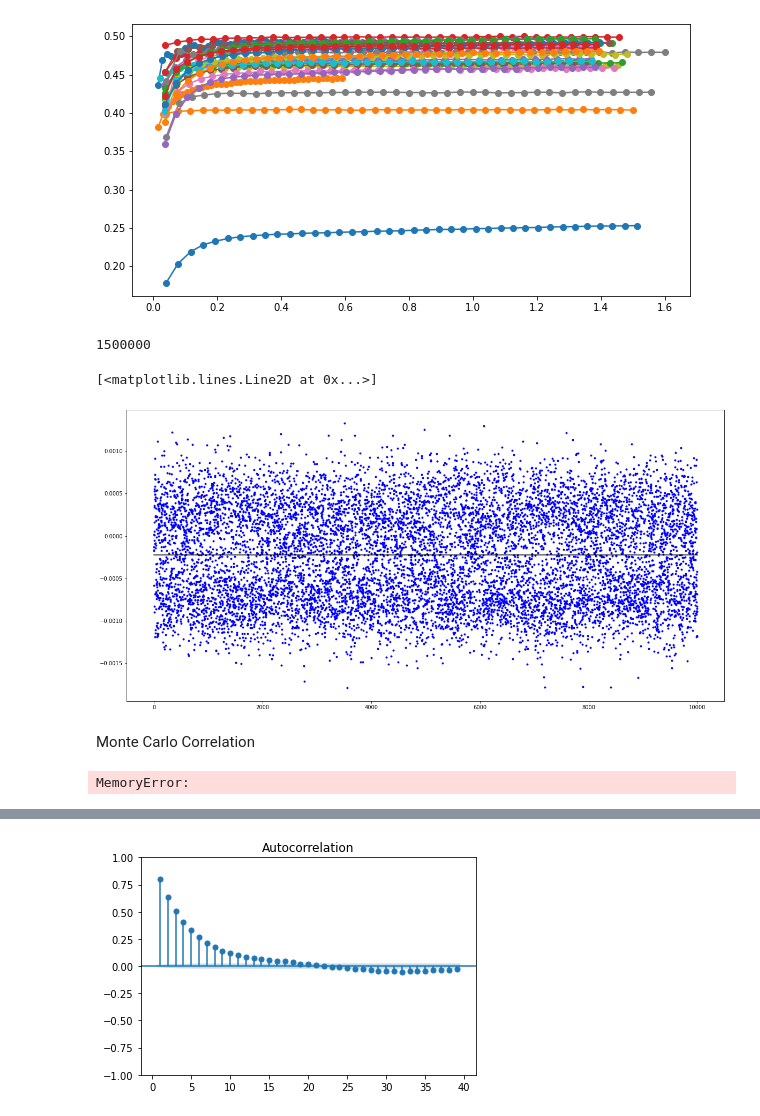
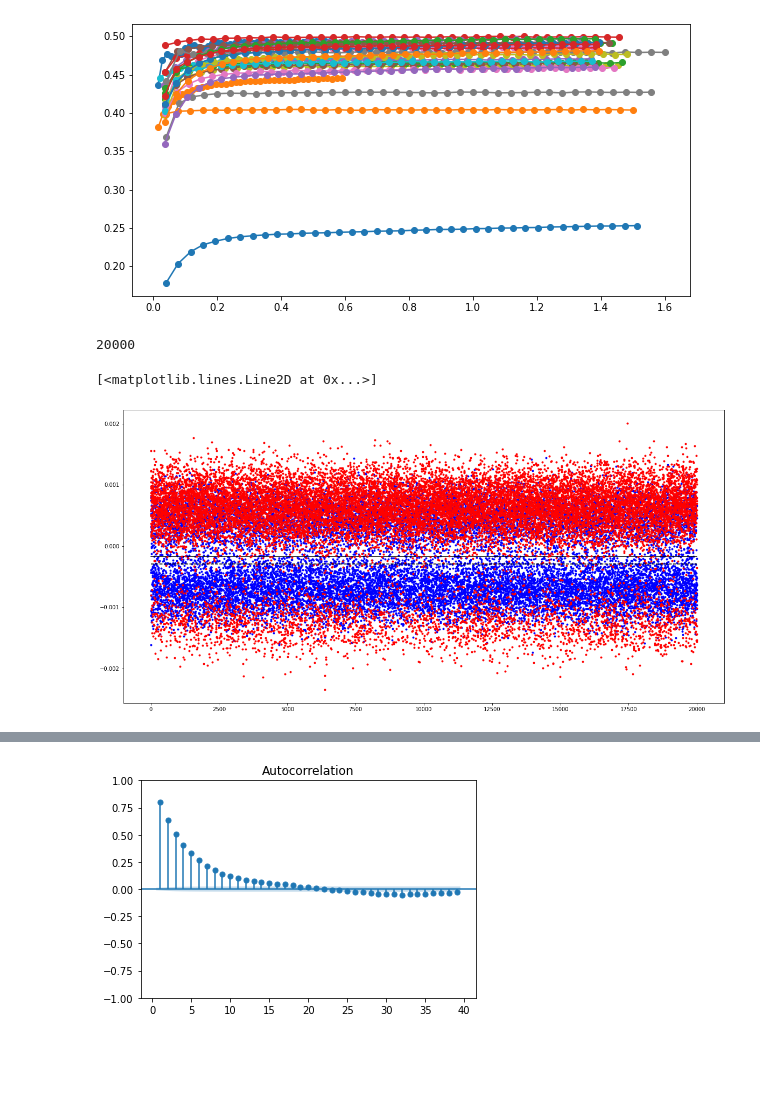
Before and after one commit to tmittiga-personal/AutomatedCalibrationPipeline, a Jupyter notebook: analyze_Correlation_Data.ipynb, the cells around one changed output, grey strips where cells are left out. Drawn from its saved outputs; the diff is of its cells as text; code cells hidden in the pictures; blank space fills up the shorter version.

Commit message:
WIP
Lots of measurements to save. Will delete unnecessary ones later

```diff
--- a/analyze_Correlation_Data.ipynb
+++ b/analyze_Correlation_Data.ipynb
@@ -14,7 +14,7 @@ qubit = 3
 target_string = 'ramseycorrelation'
 
 # Use glob to recursively search for files containing the target string
-files = glob.glob(f"{parent_directory}/2025-02-1[4567]/*{target_string}*", recursive=True)  #[1-2][90]
+files = glob.glob(f"{parent_directory}/2025-02-[2][1234]/*{target_string}*", recursive=True)  #[1-2][90]
 files = sorted(files, key=os.path.getmtime)  # Time order
 
 file_names = []
@@ -158,34 +350,32 @@ KeyboardInterrupt:
 # %%
 i_slice = 10_000
 
-fn = file_names[0]
+fn = file_names[-1]
 file_contents = np.load(fn+'/arrays.npz')
 # Open the file and load the data
 with open(fn+'/data.json', 'r') as file:
     data_dict = json.load(file)
 
 ef_threshold = data_dict['RR_CONSTANTS']['q3_re']['ge_threshold']
 ge_threshold = data_dict['RR_CONSTANTS']['q3_rr']['ge_threshold']
 I2 = file_contents['measurement_data.q3_re.I']
 Ige = file_contents['measurement_data.q3_re.Ige']
 print(len(I2))
 ts = file_contents['measurement_data.q3_re.timestamps']
 Ithresholded = np.array([1 if ii[0] > ef_threshold else 0 for ii in I2])
 Igethresholded = np.array([1 if ii[0] > ge_threshold else 0 for ii in Ige])
 ts = np.array([tt[0]*4 for tt in ts])
 # post-select
 ts = ts[Igethresholded==1]
 Ithresholded = Ithresholded[Igethresholded==1]
 I2post = I2[Igethresholded==1]
 fig = plt.figure(figsize=(20,10))
-dat=I2post[:i_slice]
+dat=I2 #post[:i_slice]
 plt.plot(dat, 'b.')
 plt.plot([0,len(dat)],[ef_threshold,ef_threshold],'k-')
-# plt.plot(Ige[:i_slice], 'r.')
-# plt.plot([0,len(dat)],[ge_threshold,ge_threshold],'k--')
+plt.plot(Ige, 'r.') #[:i_slice]
+plt.plot([0,len(dat)],[ge_threshold,ge_threshold],'k--')
 # %% [output]
-1500000
+20000
 [<matplotlib.lines.Line2D at 0x...>]
-[figure, old version]
+[figure, new version]
-# %% [markdown]
-Monte Carlo Correlation
@@ -246,15 +381,0 @@ for iif in range(57,58): #
-# %%
-import json
-# collect everything into a dictionary to save
-save_t_diff = {key: list(value) for key, value in t_diffs_dict.items()}
-save_i_diff = {key: list(value) for key, value in i_diffs_dict.items()}
-json_dict = {
-    'file_names': list(file_names),
-    'Time_intervals_dict': save_t_diff,
-    'Neighbor_difference_dict': save_i_diff,
-}
-formatted_dict = json.dumps(json_dict)
-with open('montecarlocorrelation_02172025.json', 'w') as json_file:
-    json.dump(formatted_dict, fp=json_file)
-# %% [output]
-MemoryError:
```
Also changed, not shown: parts of 16 cells of this notebook, 14 other files.
